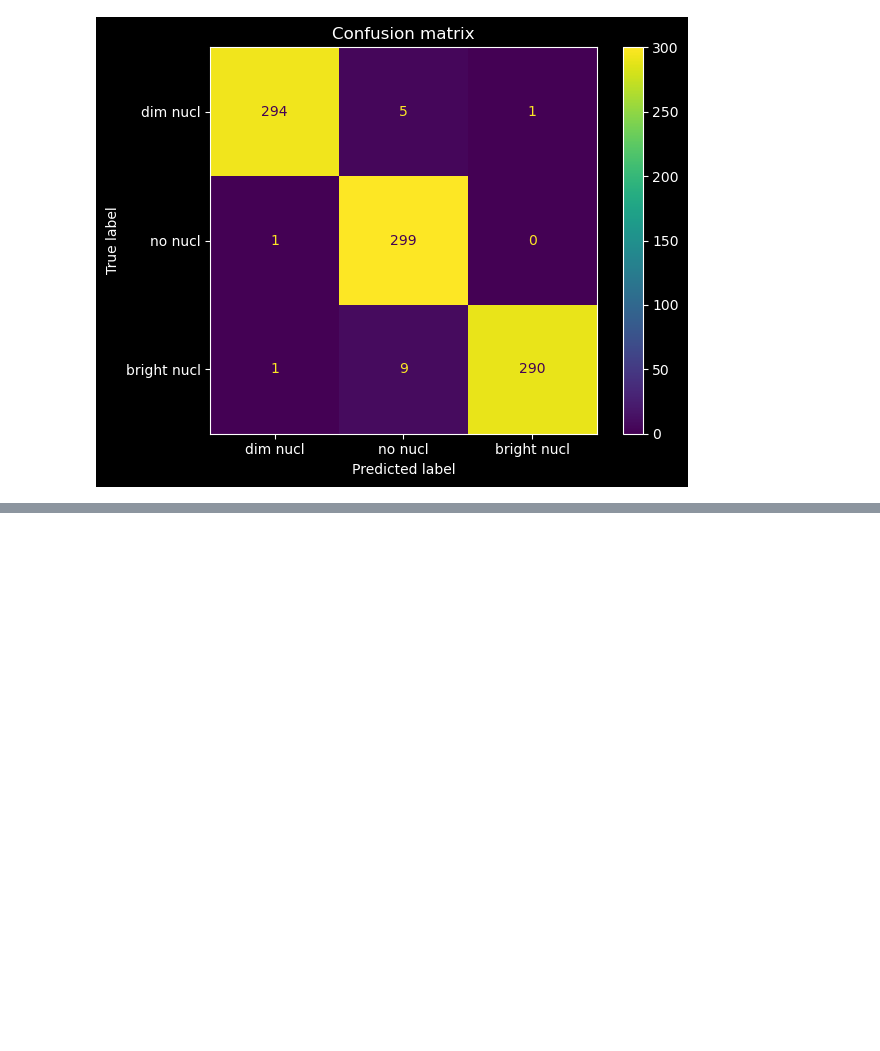
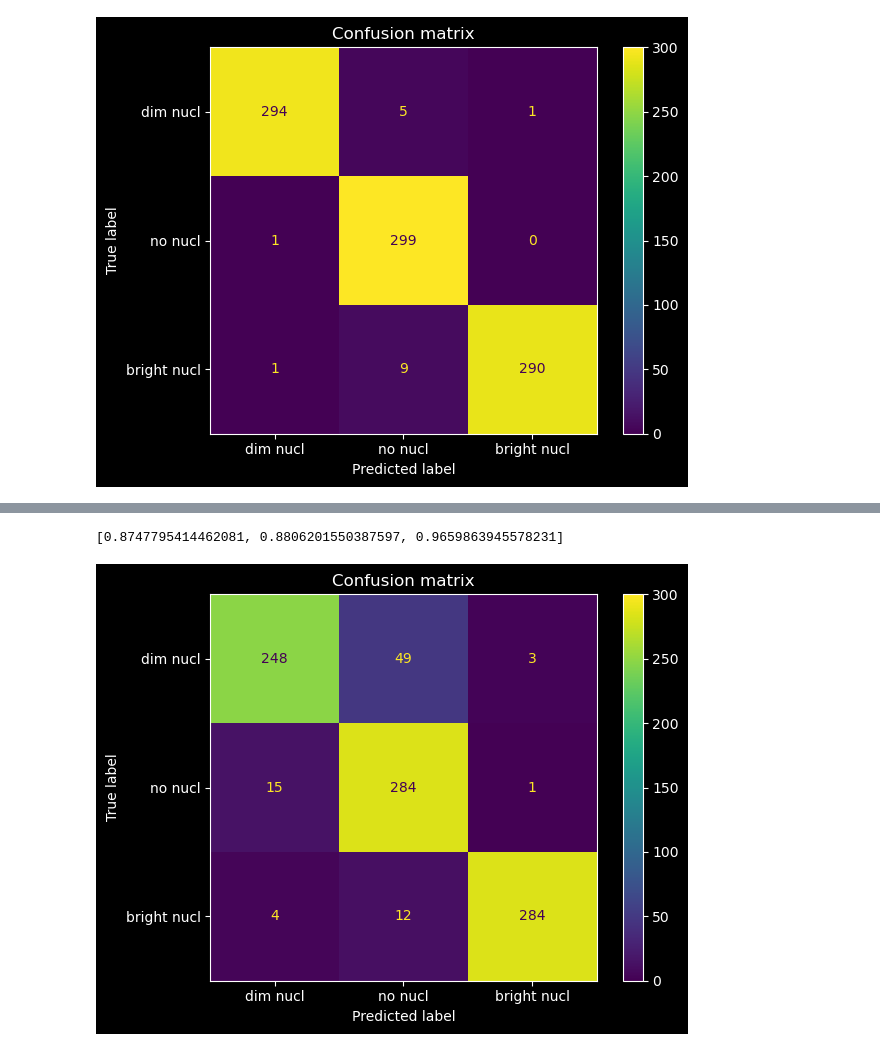
Before and after one commit to JonasHell/mae, a Jupyter notebook: run_evaluations.ipynb, the cells around one changed output, grey strips where cells are left out. Drawn from its saved outputs; the diff is of its cells as text; code cells hidden in the pictures; blank space fills up the shorter version.

```diff
--- a/run_evaluations.ipynb
+++ b/run_evaluations.ipynb
@@ -1283,0 +1307,10 @@ plot_confusion_matrix(
+# %%
+p = "/g/kreshuk/hellgoth/projects/ML4ExM_project/mae/spheres13/checkpoint-799.pth"
+ckpt = torch.load(p, map_location="cpu")
+model = my_models_mae.__dict__["mae_vit_base_patch16_shallow"](
+        norm_pix_loss=False,
+        in_chans=1,
+        loss_on_all_patches=True,
+        pos_encode_w=1.0,
+    )
+model.load_state_dict(ckpt["model"])
@@ -1283,0 +1319,8 @@ plot_confusion_matrix(
+# %%
+embeddings = np.zeros((len(dataset_val), 196, 768))
+cls_embeddings = np.zeros((len(dataset_val), 768))
+for i, sample in enumerate(tqdm(dataset_val)):  # sample is (image, label)
+    latent, mask, ids_restore = model.forward_encoder(sample[0][None], 0.0)
+    embeddings[i] = latent[0, 1:].detach().cpu().numpy()  # rmv cls token
+    cls_embeddings[i] = latent[0, 0].detach().cpu().numpy()
+embeddings.shape, cls_embeddings.shape
@@ -1284,3 +1410,40 @@ plot_confusion_matrix(
+# %%
+# cls tokens: accumulate over kfolds
+embeds = cls_embeddings
+preds = np.zeros((900,))
+probas = np.zeros((900, 3))
+k_folds = 3
+metrics: list[dict[str, float | list[int] | list[float]]] = []
+kf = StratifiedKFold(n_splits=k_folds, shuffle=True, random_state=0)
+for i, (train_idcs, test_idcs) in enumerate(
+    kf.split(embeds, labels)  # pyright: ignore [reportUnknownMemberType]
+):
+    _, clf_probas, clf_preds = evaluate_by_classifier_probe(
+        clf=LogisticRegression(
+            random_state=0,
+            class_weight="balanced",
+        ),
+        embeddings=embeds,  # pyright: ignore [reportArgumentType]
+        labels=labels,
+        train_idcs=train_idcs,
+        test_idcs=test_idcs,
+    )
+    probas[test_idcs] = clf_probas
+    preds[test_idcs] = clf_preds
+metrics = get_metrics(
+    labels=labels, probas=probas, preds=preds
+)
+print(metrics["f1_per_class"])
+cm = confusion_matrix(labels, preds)
+plot_confusion_matrix(
+    confusion_matrix=cm,
+    display_labels=nucl_type_display_labels,
+    plt_style="dark_background",
+    show=True,
+)
+# %% [output]
+[0.8747795414462081, 0.8806201550387597, 0.9659863945578231]
+[figure, added]
 # %%
 names = [
     "6-MAE",
```
Also changed, not shown: parts of 12 cells of this notebook.
